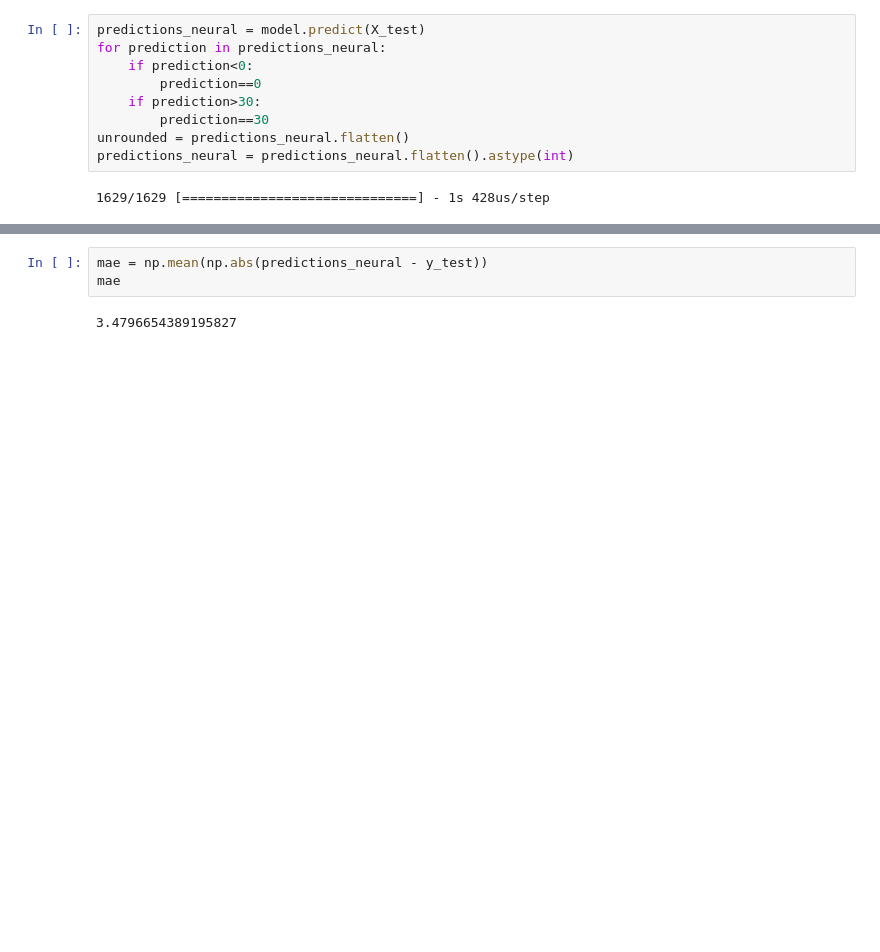
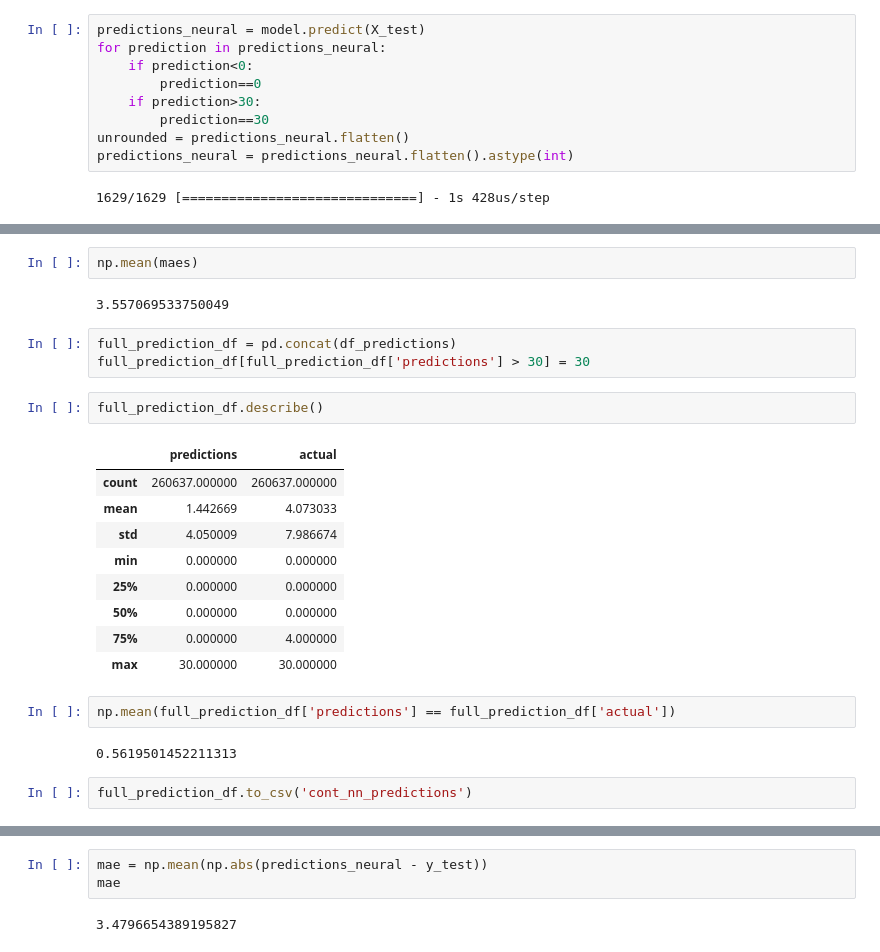
Before and after one commit to beauleblond/baddays, a Jupyter notebook: comparing_models.ipynb, the cells around one changed output, grey strips where cells are left out. Cells and saved outputs as stored; diff of their text form; blank space fills up the shorter version.

```diff
--- a/comparing_models.ipynb
+++ b/comparing_models.ipynb
@@ -311,0 +542,25 @@ predictions_neural = predictions_neural.flatten().astype(int)
+# %%
+np.mean(maes)
+# %% [output]
+3.557069533750049
+# %%
+full_prediction_df = pd.concat(df_predictions)
+full_prediction_df[full_prediction_df['predictions'] > 30] = 30
+# %%
+full_prediction_df.describe()
+# %% [output]
+|  | predictions | actual |
+| count | 260637.000000 | 260637.000000 |
+| mean | 1.442669 | 4.073033 |
+| std | 4.050009 | 7.986674 |
+| min | 0.000000 | 0.000000 |
+| 25% | 0.000000 | 0.000000 |
+| 50% | 0.000000 | 0.000000 |
+| 75% | 0.000000 | 4.000000 |
+| max | 30.000000 | 30.000000 |
+# %%
+np.mean(full_prediction_df['predictions'] == full_prediction_df['actual'])
+# %% [output]
+0.5619501452211313
+# %%
+full_prediction_df.to_csv('cont_nn_predictions')
```
Also changed, not shown: parts of 28 cells of this notebook, 1 other file.
